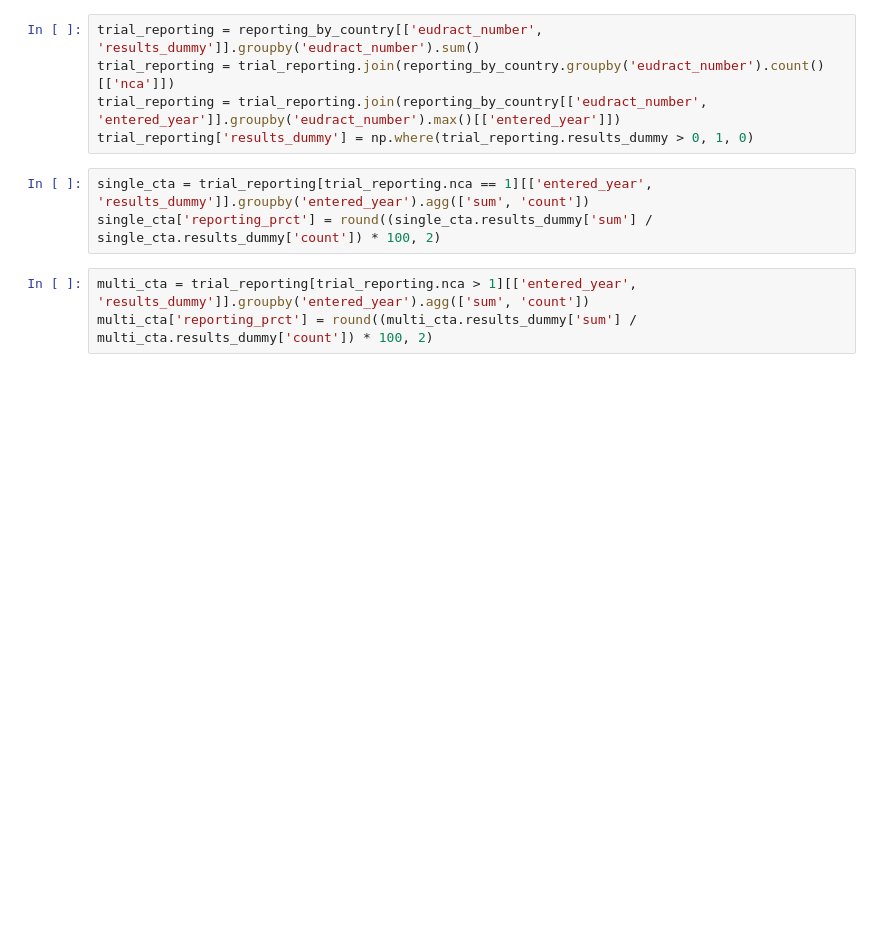
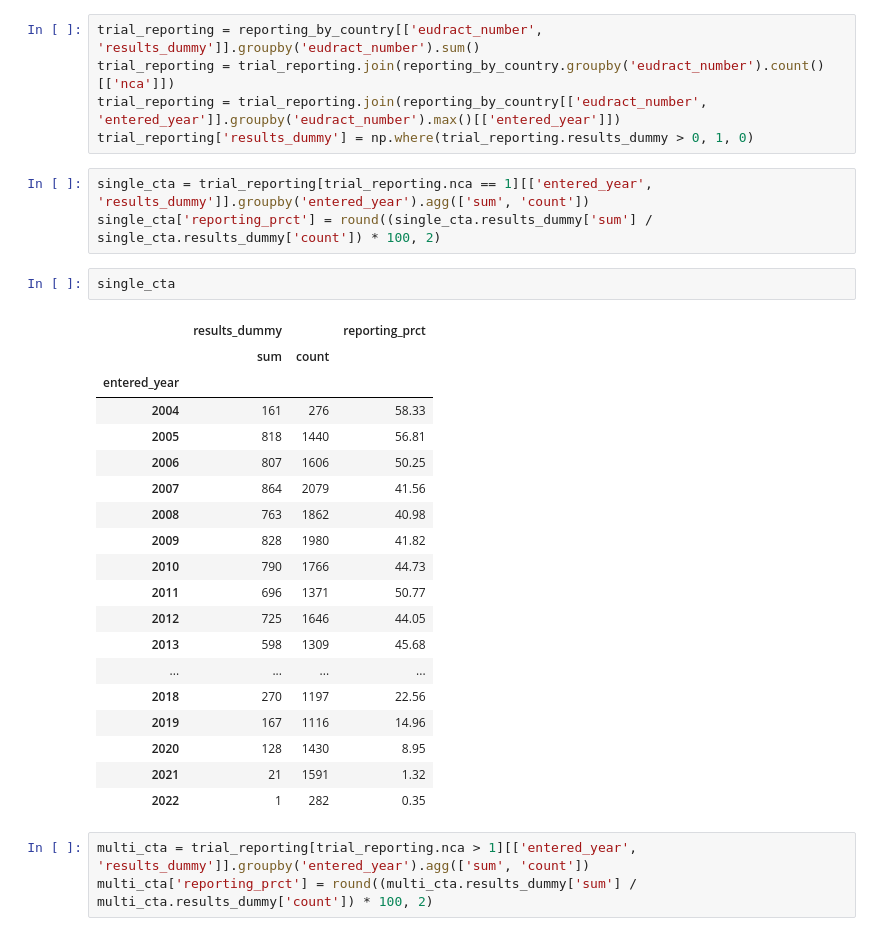
Before and after one commit to ebmdatalab/euctr_data_quality, a Jupyter notebook: notebooks/Results Trends.ipynb, the cells around one changed output. Drawn from its saved outputs; the diff is of its cells as text; blank space fills up the shorter version.

```diff
--- a/notebooks/Results Trends.ipynb
+++ b/notebooks/Results Trends.ipynb
@@ -32,6 +32,28 @@ trial_reporting['results_dummy'] = np.where(trial_reporting.results_dummy > 0, 1
 # %%
 single_cta = trial_reporting[trial_reporting.nca == 1][['entered_year', 'results_dummy']].groupby('entered_year').agg(['sum', 'count'])
 single_cta['reporting_prct'] = round((single_cta.results_dummy['sum'] / single_cta.results_dummy['count']) * 100, 2)
+# %%
+single_cta
+# %% [output]
+|  | results_dummy |  | reporting_prct |
+|  | sum | count |  |
+| entered_year |  |  |  |
+| 2004 | 161 | 276 | 58.33 |
+| 2005 | 818 | 1440 | 56.81 |
+| 2006 | 807 | 1606 | 50.25 |
+| 2007 | 864 | 2079 | 41.56 |
+| 2008 | 763 | 1862 | 40.98 |
+| 2009 | 828 | 1980 | 41.82 |
+| 2010 | 790 | 1766 | 44.73 |
+| 2011 | 696 | 1371 | 50.77 |
+| 2012 | 725 | 1646 | 44.05 |
+| 2013 | 598 | 1309 | 45.68 |
+| ... | ... | ... | ... |
+| 2018 | 270 | 1197 | 22.56 |
+| 2019 | 167 | 1116 | 14.96 |
+| 2020 | 128 | 1430 | 8.95 |
+| 2021 | 21 | 1591 | 1.32 |
+| 2022 | 1 | 282 | 0.35 |
 # %%
 multi_cta = trial_reporting[trial_reporting.nca > 1][['entered_year', 'results_dummy']].groupby('entered_year').agg(['sum', 'count'])
 multi_cta['reporting_prct'] = round((multi_cta.results_dummy['sum'] / multi_cta.results_dummy['count']) * 100, 2)
```
Also changed, not shown: parts of 10 cells of this notebook, 17 other files.
